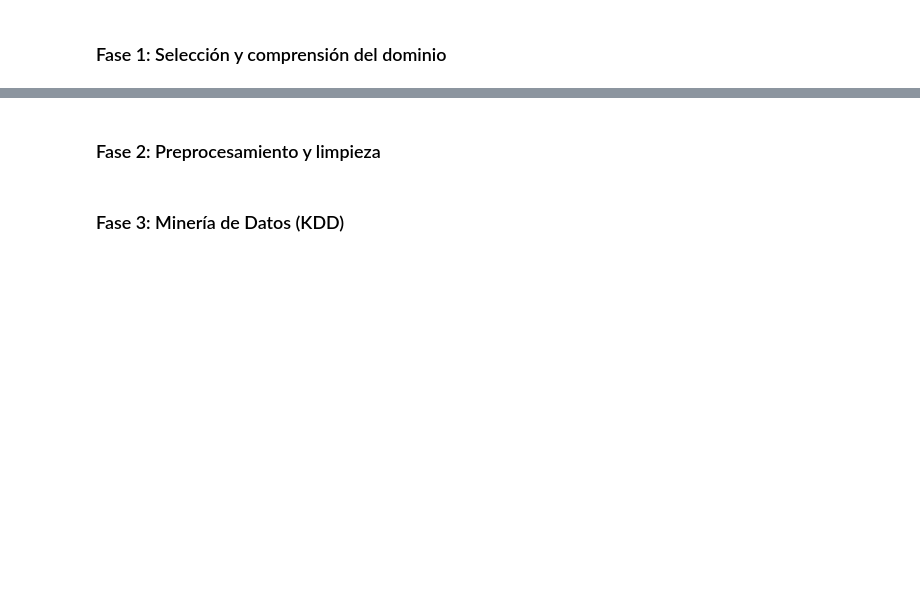
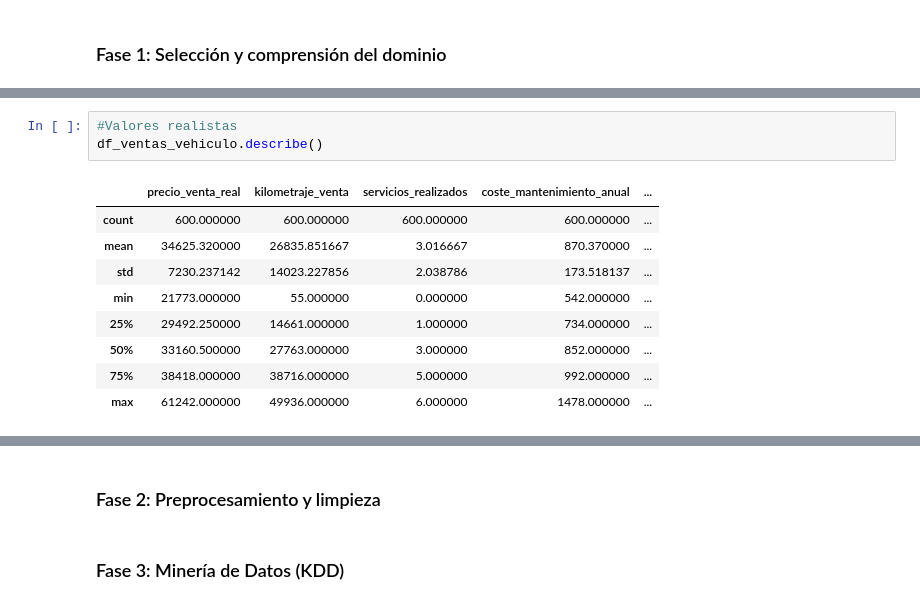
Before and after one commit to ccp0897/Sistema_Analisis_Mercado_Automocion, a Jupyter notebook: sistemaAnalisisAutomocion.ipynb, the cells around one changed output, grey strips where cells are left out. Cells and saved outputs as stored; diff of their text form; blank space fills up the shorter version.

```diff
--- a/sistemaAnalisisAutomocion.ipynb
+++ b/sistemaAnalisisAutomocion.ipynb
@@ -47,0 +173,13 @@ df_opiniones.head()
+# %%
+#Valores realistas
+df_ventas_vehiculo.describe()
+# %% [output]
+|  | precio_venta_real | kilometraje_venta | servicios_realizados | coste_mantenimiento_anual | ... |
+| count | 600.000000 | 600.000000 | 600.000000 | 600.000000 | ... |
+| mean | 34625.320000 | 26835.851667 | 3.016667 | 870.370000 | ... |
+| std | 7230.237142 | 14023.227856 | 2.038786 | 173.518137 | ... |
+| min | 21773.000000 | 55.000000 | 0.000000 | 542.000000 | ... |
+| 25% | 29492.250000 | 14661.000000 | 1.000000 | 734.000000 | ... |
+| 50% | 33160.500000 | 27763.000000 | 3.000000 | 852.000000 | ... |
+| 75% | 38418.000000 | 38716.000000 | 5.000000 | 992.000000 | ... |
+| max | 61242.000000 | 49936.000000 | 6.000000 | 1478.000000 | ... |
```
Also changed, not shown: parts of 33 cells of this notebook, 1 other file.
